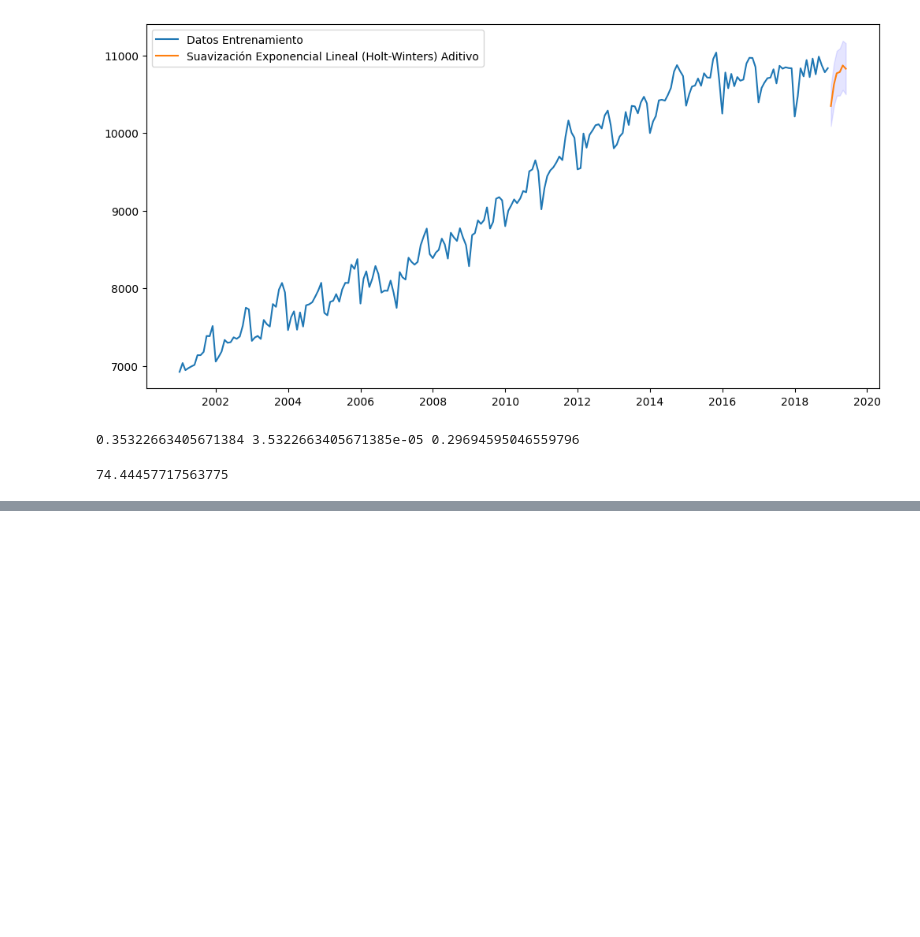
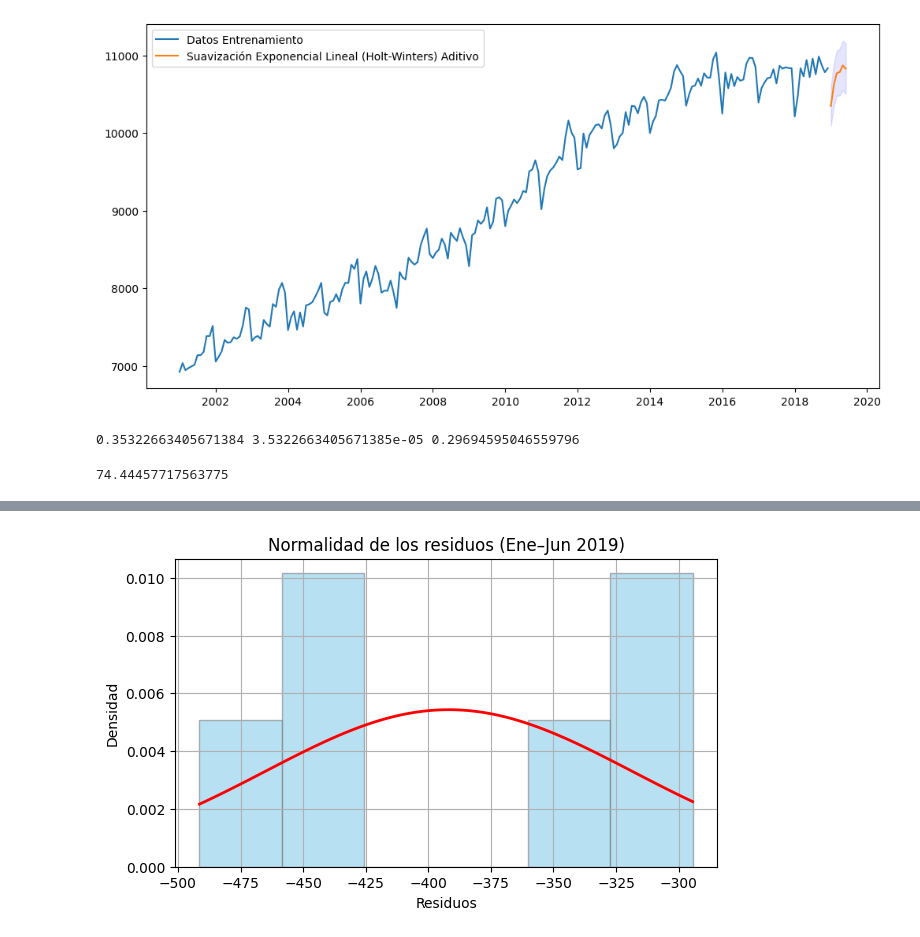
Before and after one commit to JulianEspinosaUrresti/ProyectoI-MIAA-2025, a Jupyter notebook: Taller_2_AAIII.ipynb, the cells around one changed output, grey strips where cells are left out. Saved outputs shown, nothing was run; the diff lists cells and outputs as text; code cells hidden in the pictures; blank space fills up the shorter version.

```diff
--- a/Taller_2_AAIII.ipynb
+++ b/Taller_2_AAIII.ipynb
@@ -700,12 +624,0 @@ plt.show()
-# %%
-range_dates = pd.date_range(data.index[-1]+ relativedelta(months=1), periods=6, freq='MS')
-
-# Create month dummies for the future dates, ensuring all months are represented
-x_for = pd.get_dummies(range_dates.month, dtype=float)
-# Add a constant term
-x_for = sm.add_constant(x_for, has_constant='add')
-
-# Reindex the future month dummies to match the columns of the original training data
-# This ensures that all month columns are present, even if a month is not in the future range
-# and that the constant is in the correct position.
-X_for = x_for.reindex(columns=X.columns, fill_value=0)
@@ -729,0 +627,80 @@ plt.show()
+# %%
+import numpy as np
+import matplotlib.pyplot as plt
+import statsmodels.api as sm
+from scipy import stats
+from statsmodels.stats.diagnostic import het_breuschpagan, acorr_ljungbox
+from statsmodels.stats.stattools import durbin_watson
+
+# === 1️⃣ Extraer residuos solo para enero–junio 2019 ===
+target_idx = pd.date_range('2019-01-01', periods=6, freq='MS')
+y_real = data.loc[target_idx, "Ocupados"]
+y_pred = season_pol_2.predict(X.loc[target_idx])
+resid_6 = y_real - y_pred
+print("\nResiduos Ene–Jun 2019:\n", resid_6.round(2))
+
+# --------------------------------------------------------
+# 2️⃣ NORMALIDAD
+# --------------------------------------------------------
+mu, sigma = stats.norm.fit(resid_6)
+x = np.linspace(min(resid_6), max(resid_6), 100)
+y_norm = stats.norm.pdf(x, mu, sigma)
+
+plt.figure(figsize=(7,4))
+plt.hist(resid_6, bins=6, density=True, alpha=0.6, color='skyblue', edgecolor='gray')
+plt.plot(x, y_norm, 'r', linewidth=2)
+plt.title("Normalidad de los residuos (Ene–Jun 2019)")
+plt.xlabel("Residuos"); plt.ylabel("Densidad"); plt.grid(True)
+plt.show()
+
+sm.qqplot(resid_6, line='45', color='navy')
+plt.title("Gráfico QQ de residuos (Ene–Jun 2019)")
+plt.grid(True)
+plt.show()
+
+print("\n📊 Pruebas de normalidad:")
+print("Shapiro-Wilk:", stats.shapiro(resid_6))
+print("Jarque-Bera :", stats.jarque_bera(resid_6))
+
+# --------------------------------------------------------
+# 3️⃣ HOMOCEDASTICIDAD
+# --------------------------------------------------------
+plt.figure(figsize=(7,4))
+plt.scatter(y_pred, resid_6, color='teal', alpha=0.7)
+plt.axhline(0, color='red', linestyle='--')
+plt.title("Residuos vs Valores ajustados (Ene–Jun 2019)")
+plt.xlabel("Valores predichos"); plt.ylabel("Residuos")
+plt.grid(True)
+plt.show()
+
+print("\n⚖️ Prueba de homocedasticidad (Breusch–Pagan):")
+bp_test = het_breuschpagan(resid_6, X.loc[target_idx])
+labels = ['LM Statistic', 'LM p-value', 'F-Statistic', 'F p-value']
+print(dict(zip(labels, bp_test)))
+
+# --------------------------------------------------------
+# 4️⃣ NO AUTOCORRELACIÓN
+# --------------------------------------------------------
+dw = durbin_watson(resid_6)
+print(f"\n🔁 Durbin–Watson: {dw:.3f}")
+
+lb = acorr_ljungbox(resid_6, lags=[1, 2, 3], return_df=True)
+print("\n🔎 Prueba de Ljung–Box:")
+print(lb)
+
+# --------------------------------------------------------
+# 5️⃣ INTERPRETACIÓN AUTOMÁTICA
+# --------------------------------------------------------
+def interpret_test(name, pval, alpha=0.05):
+    return f"✅ {name}: Se cumple (p={pval:.3f} > 0.05)" if pval > alpha else f"⚠️ {name}: No se cumple (p={pval:.3f} ≤ 0.05)"
+
+_, p_sw = stats.shapiro(resid_6)
+_, _, _, p_bp = het_breuschpagan(resid_6, X.loc[target_idx])
+p_lb = lb['lb_pvalue'].iloc[0]
+
+print("\n📋 Resumen de supuestos:")
+print(interpret_test("Normalidad (Shapiro-Wilk)", p_sw))
+print(interpret_test("Homocedasticidad (Breusch–Pagan)", p_bp))
+print(interpret_test("No autocorrelación (Ljung–Box)", p_lb))
+print(f"Durbin–Watson = {dw:.2f} (ideal ~2)")
+# %% [output]
@@ -729,0 +715 @@ plt.show()
+[figure, added]
```
Also changed, not shown: parts of 12 cells of this notebook.
